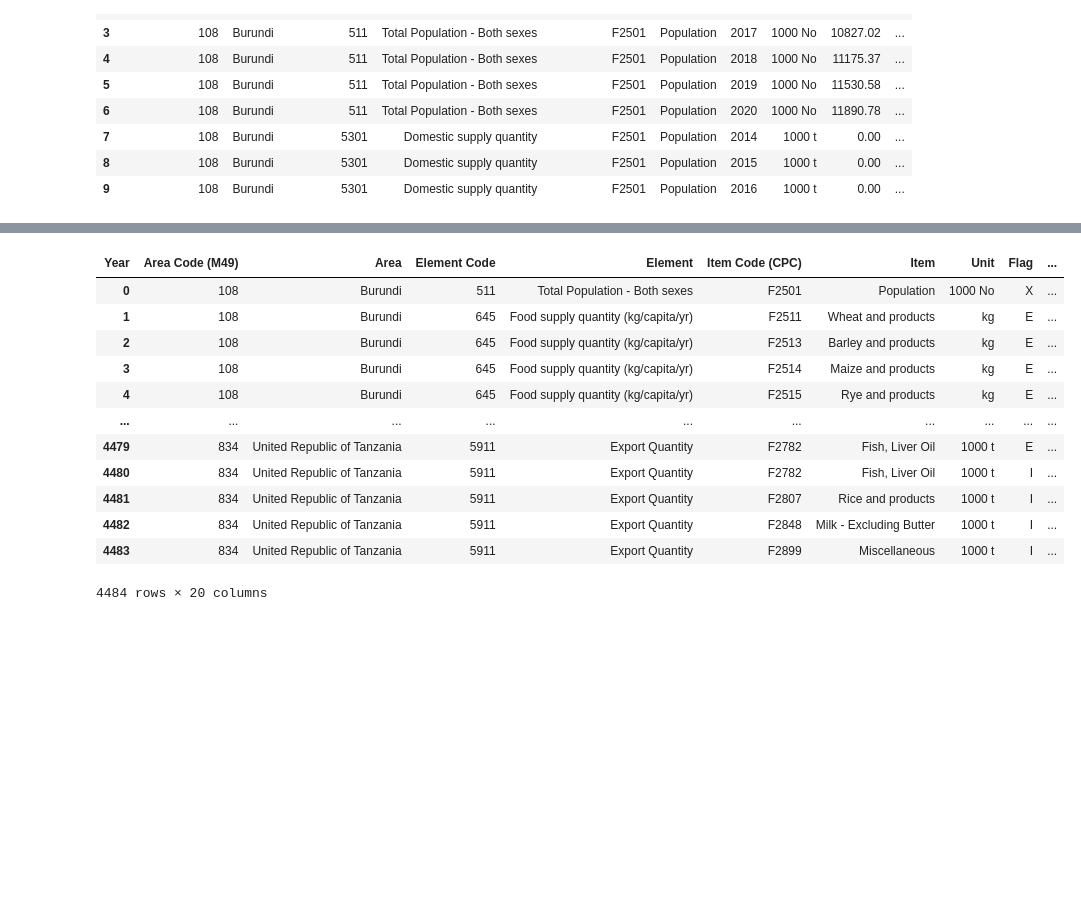
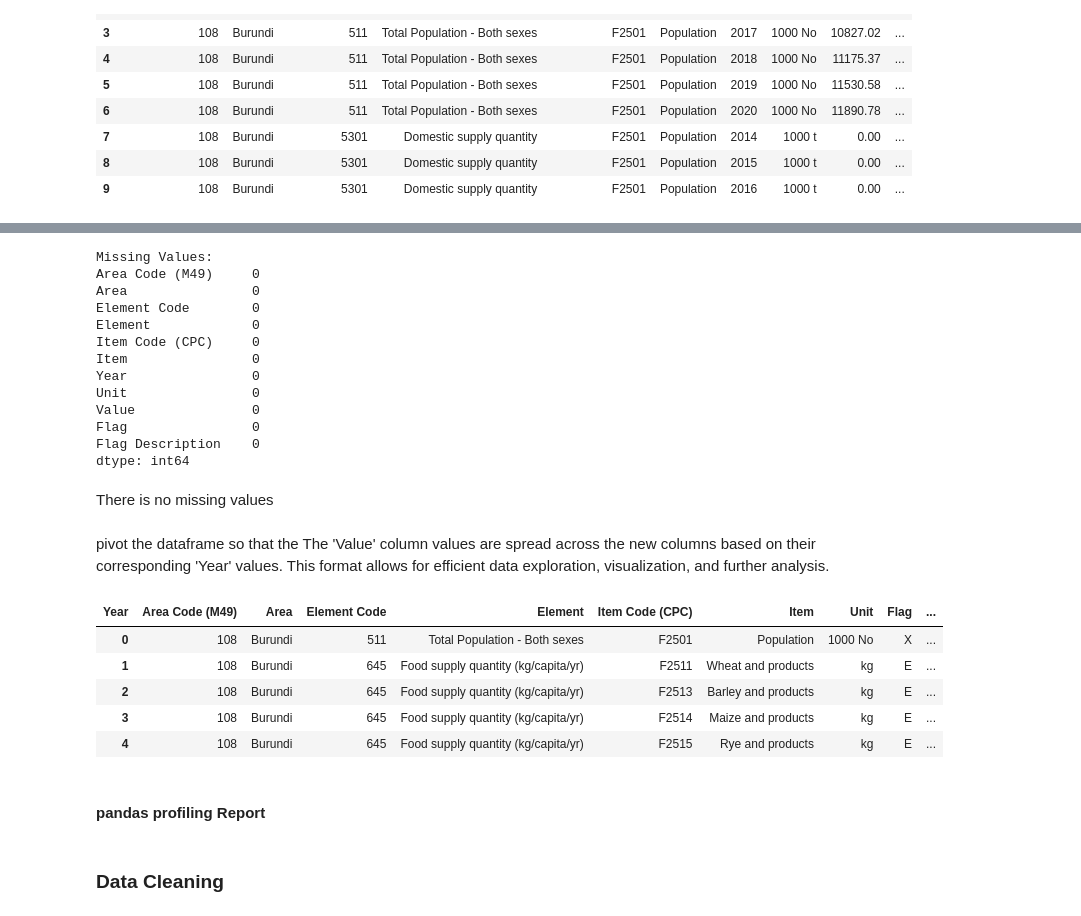
Before and after one commit to Muramati/FAOStat-Dataset-Time-Series, a Jupyter notebook: faostat.ipynb, the cells around one changed output, grey strips where cells are left out. Drawn from its saved outputs; the diff is of its cells as text; code cells hidden in the pictures; blank space fills up the shorter version.

```diff
--- a/faostat.ipynb
+++ b/faostat.ipynb
@@ -109,3 +253,27 @@ df_merged.head(10)
+# %%
+# Get the count of missing values
+missing_values = du.get_missing_values()
+print("\nMissing Values:")
+print(missing_values)
+# %% [output]
+Missing Values:
+Area Code (M49)     0
+Area                0
+Element Code        0
+Element             0
+Item Code (CPC)     0
+Item                0
+Year                0
+Unit                0
+Value               0
+Flag                0
+Flag Description    0
+dtype: int64
+# %% [markdown]
+There is no missing values
+# %% [markdown]
+pivot the dataframe so that the The 'Value' column values are spread across the new columns based on their corresponding 'Year' values.
+This format allows for efficient data exploration, visualization, and further analysis.
 # %%
 df = faoDf.copy()
 
@@ -115,18 +283,13 @@ pivot_df = df.pivot(index=['Area Code (M49)', 'Area', 'Element Code', 'Element',
                     columns='Year',
                     values='Value').reset_index()
 # %%
-pivot_df
+pivot_df.head()
 # %% [output]
 | Year | Area Code (M49) | Area | Element Code | Element | Item Code (CPC) | Item | Unit | Flag | ... |
 | 0 | 108 | Burundi | 511 | Total Population - Both sexes | F2501 | Population | 1000 No | X | ... |
 | 1 | 108 | Burundi | 645 | Food supply quantity (kg/capita/yr) | F2511 | Wheat and products | kg | E | ... |
 | 2 | 108 | Burundi | 645 | Food supply quantity (kg/capita/yr) | F2513 | Barley and products | kg | E | ... |
 | 3 | 108 | Burundi | 645 | Food supply quantity (kg/capita/yr) | F2514 | Maize and products | kg | E | ... |
 | 4 | 108 | Burundi | 645 | Food supply quantity (kg/capita/yr) | F2515 | Rye and products | kg | E | ... |
-| ... | ... | ... | ... | ... | ... | ... | ... | ... | ... |
-| 4479 | 834 | United Republic of Tanzania | 5911 | Export Quantity | F2782 | Fish, Liver Oil | 1000 t | E | ... |
-| 4480 | 834 | United Republic of Tanzania | 5911 | Export Quantity | F2782 | Fish, Liver Oil | 1000 t | I | ... |
-| 4481 | 834 | United Republic of Tanzania | 5911 | Export Quantity | F2807 | Rice and products | 1000 t | I | ... |
-| 4482 | 834 | United Republic of Tanzania | 5911 | Export Quantity | F2848 | Milk - Excluding Butter | 1000 t | I | ... |
-| 4483 | 834 | United Republic of Tanzania | 5911 | Export Quantity | F2899 | Miscellaneous | 1000 t | I | ... |
-4484 rows × 20 columns
+# %% [markdown]
+#### pandas profiling Report
@@ -132,0 +306,2 @@ pivot_df
+# %% [markdown]
+### Data Cleaning
```
Also changed, not shown: parts of 66 cells of this notebook.
